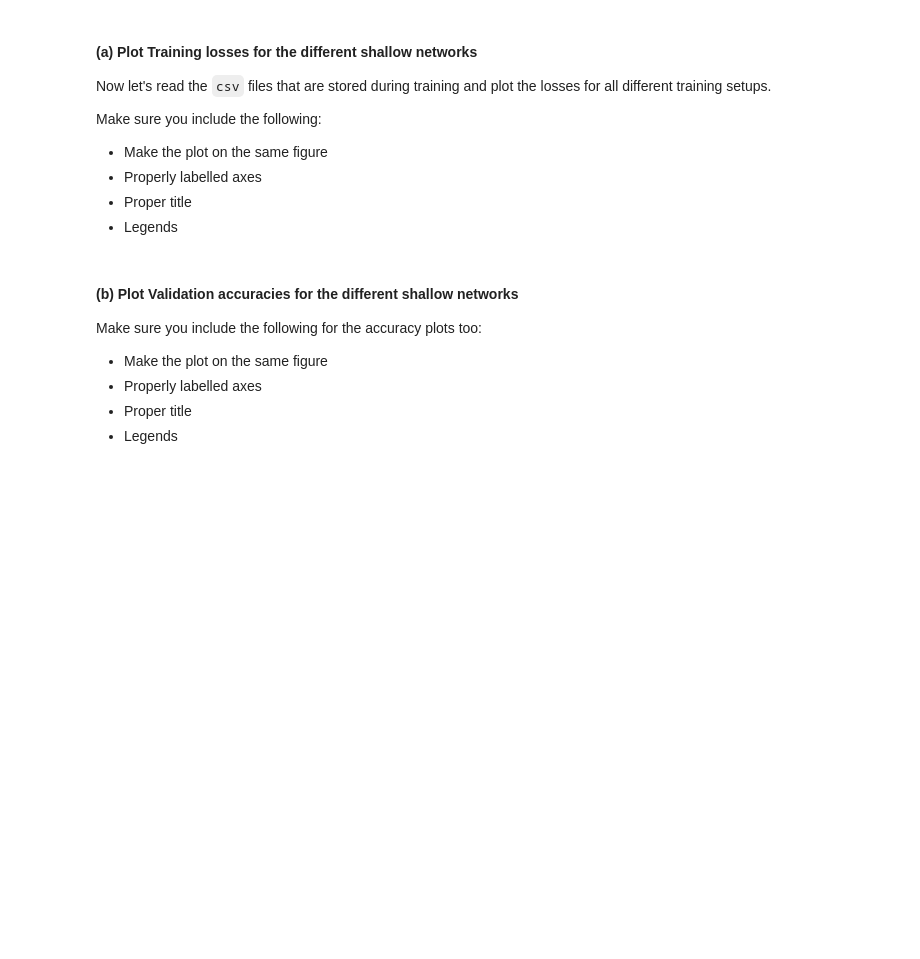
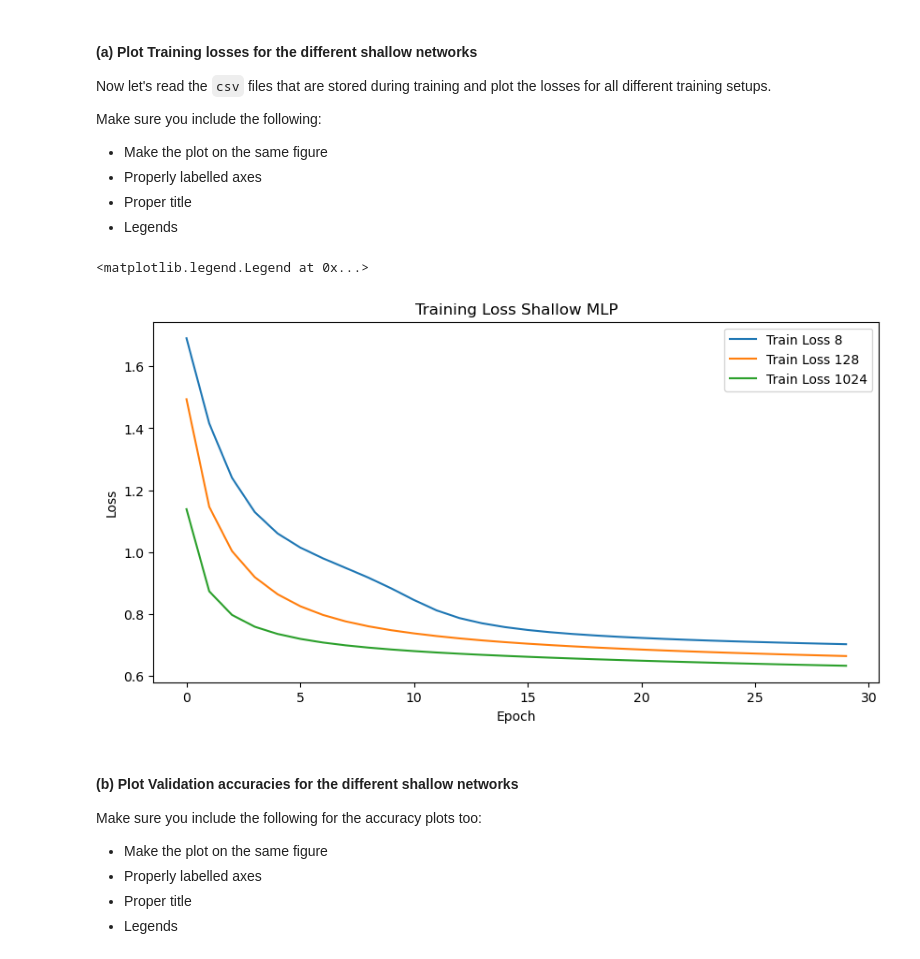
Before and after one commit to sqooid/ece4179-neural-networks, a Jupyter notebook: labs/lab-3/Lab3_2_CoverType.ipynb, the cells around one changed output. Saved outputs shown, nothing was run; the diff lists cells and outputs as text; code cells hidden in the pictures; blank space fills up the shorter version.

```diff
--- a/labs/lab-3/Lab3_2_CoverType.ipynb
+++ b/labs/lab-3/Lab3_2_CoverType.ipynb
@@ -586,14 +733,33 @@ metrics_task_2c = ????
+# %%
+# read logs for 2a
+metrics_task_2a = pd.read_csv("logs/h8/version_2/metrics.csv")
+metrics_task_2a.set_index("epoch", inplace=True)
+metrics_task_2a = metrics_task_2a.groupby(level=0).sum().drop("step", axis=1)
+
+# read logs for 2b
+metrics_task_2b = pd.read_csv("logs/h128/version_2/metrics.csv")
+metrics_task_2b.set_index("epoch", inplace=True)
+metrics_task_2b = metrics_task_2b.groupby(level=0).sum().drop("step", axis=1)
+
+
+# read logs for 2c
+metrics_task_2c = pd.read_csv("logs/h1024/version_1/metrics.csv")
+metrics_task_2c.set_index("epoch", inplace=True)
+metrics_task_2c = metrics_task_2c.groupby(level=0).sum().drop("step", axis=1)
 # %%
 # Plot using matplotlib
 plt.figure(figsize=(10, 5))
 
 plt.plot(metrics_task_2a["train_loss"][:-1])
 plt.plot(metrics_task_2b["train_loss"][:-1])
 plt.plot(metrics_task_2c["train_loss"][:-1])
 plt.title("Training Loss Shallow MLP")
 plt.xlabel("Epoch")
 plt.ylabel("Loss")
-_ = plt.legend(["Train Loss 8","Train Loss 128", "Train Loss 1024"])
+plt.legend(["Train Loss 8", "Train Loss 128", "Train Loss 1024"])
+# %% [output]
+<matplotlib.legend.Legend at 0x...>
+[figure, added]
 # %% [markdown]
 #### (b) Plot Validation accuracies for the different shallow networks
 
```
Also changed, not shown: parts of 22 cells of this notebook, 1 other file.
